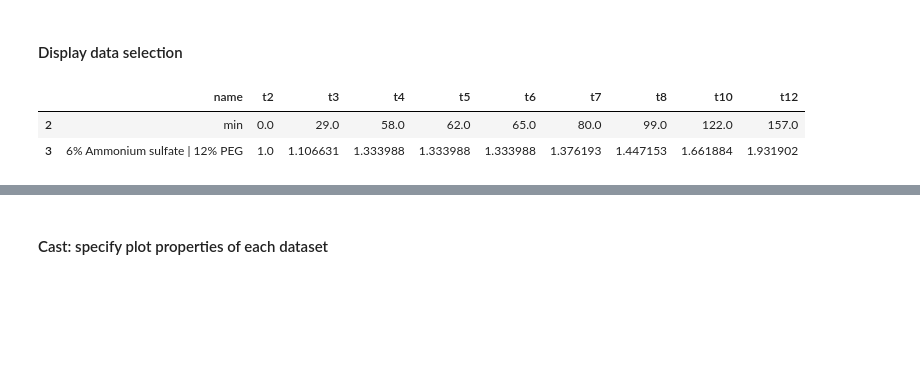
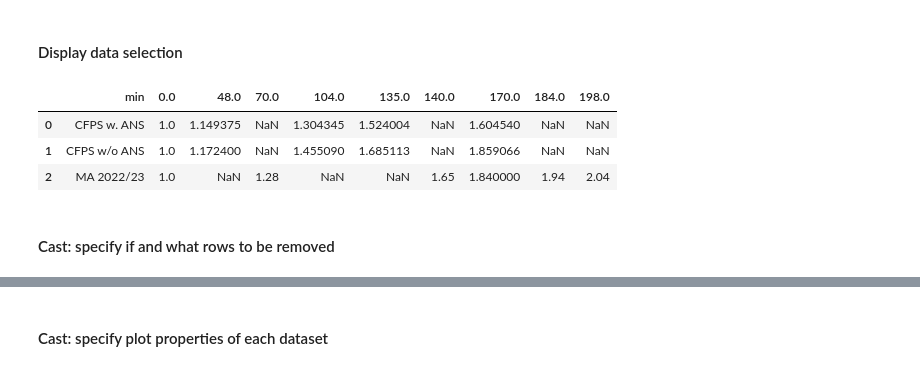
Before and after one commit to cfsb618/Harry-Plotter, a Jupyter notebook: wand.ipynb, the cells around one changed output, grey strips where cells are left out. Cells and saved outputs as stored; diff of their text form; code cells hidden in the pictures; blank space fills up the shorter version.

```diff
--- a/wand.ipynb
+++ b/wand.ipynb
@@ -12,21 +12,22 @@ import Dumbleplot as dp
 # %% [markdown]
 #### Cast: Give path to file and filename:
 # %%
-pathtofile = "/Users/scibook/Eigen/PhD/Experiments/LLPS/20240206 ANS-PEG interaction/Analysis"
-filename = "fluorescence.numbers"
+pathtofile = "/Users/scibook/Eigen/PhD/Experiments/LLPS/20240208 cell-free_ANS_Cell Observer/Analysis"
+filename = "shrinkage and fluorescence data.numbers"
 # %% [markdown]
 #### Cast: Give information how your data is organised:
 # %%
-how_many_datasets_to_display = 1
+how_many_datasets_to_display = 3
 data_organised_in_rows_or_columns = "rows"
 # %% [markdown]
 #### Cast: Give information where to find your data:
 # %%
-get_data_from_sheet_nr = 0
-talbe_nr = 4  # only relevant for .numbers-files
+get_data_from_sheet_nr = 2
+talbe_nr = "Table 1"  # only relevant for .numbers-files, can be and int or a string
+data_in_head = True  # only relevant for .numbers-files
 
-first_cell = 2, "name"  # row, column
-last_cell = 3, "t12"
+first_cell = 0, "min"  # row, column
+last_cell = 2, 198
 # %% [markdown]
 #### Import Data
 # %%
@@ -45,11 +45,14 @@ spellbook.df
 # %% [markdown]
 #### Display data selection
 # %%
-n = 0
+n = 1
 spells = dp.Data(how_many_datasets_to_display, data_organised_in_rows_or_columns)
 spells.get_data(spellbook.df, first_cell, last_cell)
 spells.data_table
 # %% [output]
-|  | name | t2 | t3 | t4 | t5 | t6 | t7 | t8 | t10 | t12 |
-| 2 | min | 0.0 | 29.0 | 58.0 | 62.0 | 65.0 | 80.0 | 99.0 | 122.0 | 157.0 |
-| 3 | 6% Ammonium sulfate | 12% PEG | 1.0 | 1.106631 | 1.333988 | 1.333988 | 1.333988 | 1.376193 | 1.447153 | 1.661884 | 1.931902 |
+|  | min | 0.0 | 48.0 | 70.0 | 104.0 | 135.0 | 140.0 | 170.0 | 184.0 | 198.0 |
+| 0 | CFPS w. ANS | 1.0 | 1.149375 | NaN | 1.304345 | 1.524004 | NaN | 1.604540 | NaN | NaN |
+| 1 | CFPS w/o ANS | 1.0 | 1.172400 | NaN | 1.455090 | 1.685113 | NaN | 1.859066 | NaN | NaN |
+| 2 | MA 2022/23 | 1.0 | NaN | 1.28 | NaN | NaN | 1.65 | 1.840000 | 1.94 | 2.04 |
+# %% [markdown]
+#### Cast: specify if and what rows to be removed
```
Also changed, not shown: parts of 10 cells of this notebook, 2 other files.
